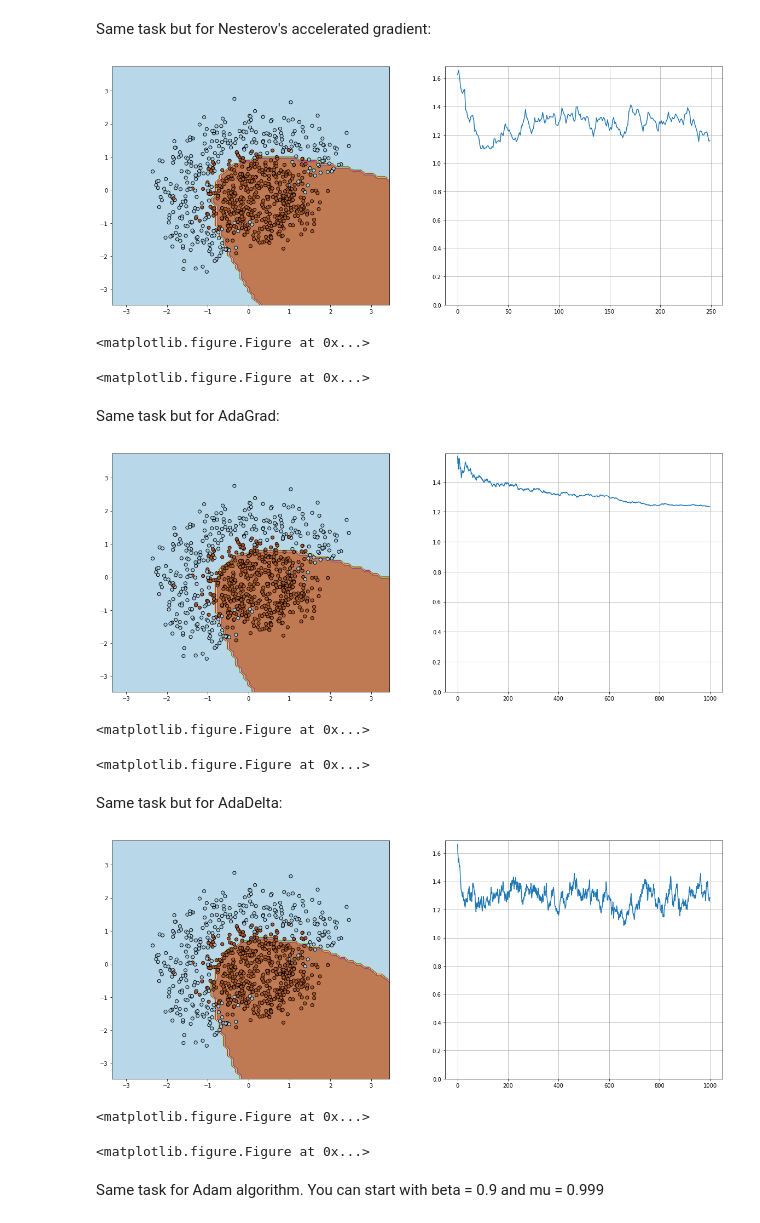
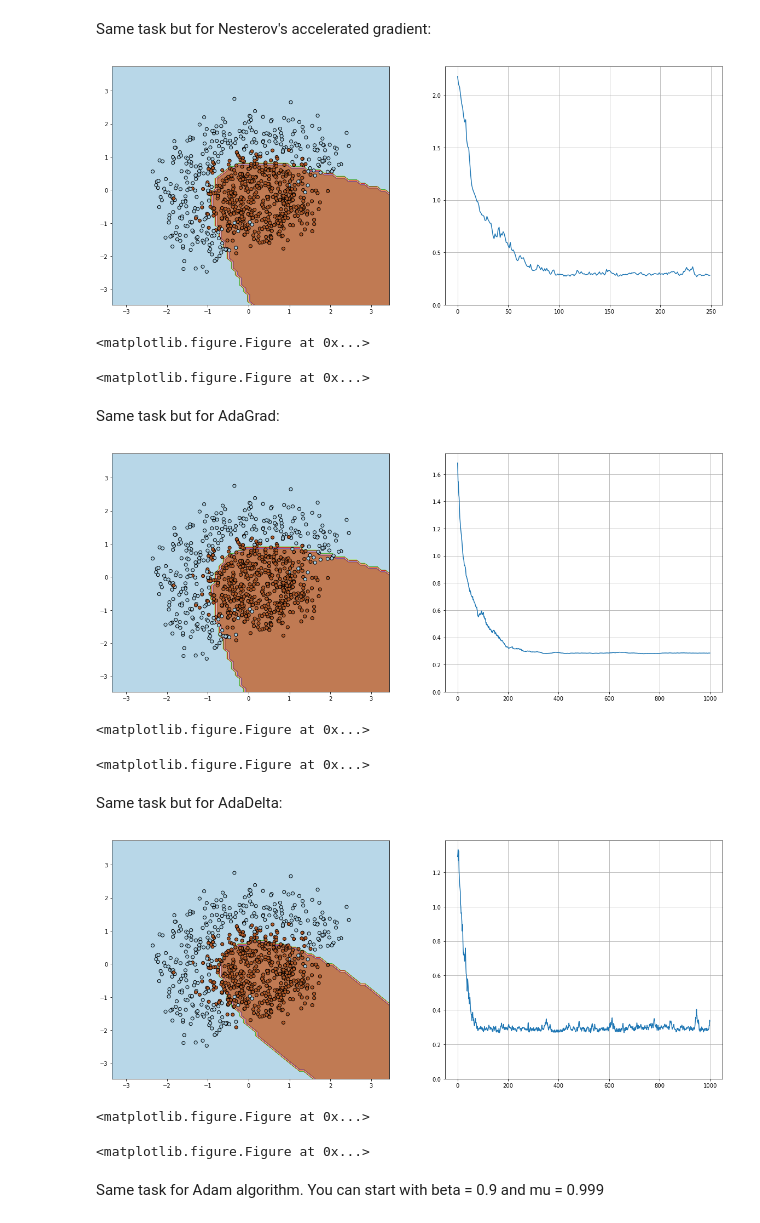
Before and after one commit to Rauf-Kurbanov/au_dl_course, a Jupyter notebook: seminar_2/task_1.ipynb, the cells around one changed output. Cells and saved outputs as stored; diff of their text form; code cells hidden in the pictures.

Commit message:
fixed y.reshape

```diff
--- a/seminar_2/task_1.ipynb
+++ b/seminar_2/task_1.ipynb
@@ -123,15 +119,15 @@ y_full = tf.placeholder(tf.float32, shape=y.shape, name='y_full')
 # %%
-alpha = 0.01 # learning rate
+alpha = 0.1 # learning rate
 
-w_var = tf.Variable(np.random.normal(size=6)*0.1, dtype=tf.float32, name='w')
+w_var = tf.Variable([1,0,0,0,0,0], dtype=tf.float32, name='w')
 
-n_iter = 1000
+n_iter = 100
 batch_size = 4
 loss = np.zeros(n_iter)
 plt.figure(figsize=(12,5))
 
 #functor are much faster with tf
-loss_func = compute_loss(X_full, y_full, w_var)
+loss_func = compute_loss(X_place, y_place, w_var)
 grad_func = compute_grad(X_place, y_place, w_var)
 update_weights_func = tf.assign(w_var, w_var - alpha * grad_func)
 
@@ -141,10 +137,10 @@ with tf.Session() as sess:
     for i in tqdm_notebook(range(n_iter)):
         ind = random.sample(range(X.shape[0]), batch_size)
 
-        X_batch = X[ind]
+        X_batch = X[ind, :]
         y_batch = y[ind].reshape((batch_size, 1))
 
-        loss[i] = sess.run(loss_func, feed_dict={X_full:X, y_full:y})
+        loss[i] = sess.run(loss_func, feed_dict={X_place:X, y_place:y.reshape(-1, 1)})
         sess.run(update_weights_func, feed_dict={X_place:X_batch, y_place:y_batch})
 
     visualize(X, y, w_var.eval(), loss, n_iter)
@@ -162,7 +158,7 @@ u_var = tf.Variable(np.zeros(shape=6), dtype=tf.float32, name='momentum')
 alpha = 0.1 # learning rate
 mu    = 0.05 # momentum
 
-loss_func = compute_loss(X_full, y_full, w_var)
+loss_func = compute_loss(X_place, y_place, w_var)
 grad_func = compute_grad(X_place, y_place, w_var)
 update_momentum_func = tf.assign(u_var, mu*u_var + alpha*grad_func)
 update_weights_func = tf.assign(w_var, w_var - update_momentum_func)
@@ -180,7 +176,7 @@ with tf.Session() as sess:
         X_batch = X[ind]
         y_batch = y[ind].reshape((batch_size, 1))
 
-        loss[i] = sess.run(loss_func, feed_dict={X_full:X, y_full:y})
+        loss[i] = sess.run(loss_func, feed_dict={X_place:X, y_place:y.reshape(-1, 1)})
         sess.run(update_weights_func, feed_dict={X_place:X_batch, y_place:y_batch})
 
     visualize(X, y, w_var.eval(), loss, n_iter)
@@ -198,7 +194,7 @@ u_var = tf.Variable(np.zeros(shape=6), dtype=tf.float32, name='momentum')
 alpha = 0.1 # learning rate
 mu    = 0.05 # momentum
 
-loss_func = compute_loss(X_full, y_full, w_var)
+loss_func = compute_loss(X_place, y_place, w_var)
 grad_func = compute_grad(X_place, y_place, w_var - mu*u_var)
 update_momentum_func = tf.assign(u_var, mu*u_var + alpha*grad_func)
 update_weights_func = tf.assign(w_var, w_var - update_momentum_func)
@@ -216,13 +212,13 @@ with tf.Session() as sess:
         X_batch = X[ind]
         y_batch = y[ind].reshape((batch_size, 1))
 
-        loss[i] = sess.run(loss_func, feed_dict={X_full:X, y_full:y})
+        loss[i] = sess.run(loss_func, feed_dict={X_place:X, y_place:y.reshape(-1, 1)})
         sess.run(update_weights_func, feed_dict={X_place:X_batch, y_place:y_batch})
 
     visualize(X, y, w_var.eval(), loss, n_iter)
     plt.clf()
 # %% [output]
-[figure, old version]
+[figure, new version]
 <matplotlib.figure.Figure at 0x...>
 <matplotlib.figure.Figure at 0x...>
 # %% [markdown]
@@ -231,9 +227,9 @@ Same task but for AdaGrad:
 w_var = tf.Variable(np.random.normal(size=6), dtype=tf.float32, name='weight')
 p_var = tf.Variable(np.zeros(shape=6), dtype=tf.float32, name='penalty')
 
-alpha = 0.05 # learning rate
+alpha = 0.1 # learning rate
 
-loss_func = compute_loss(X_full, y_full, w_var)
+loss_func = compute_loss(X_place, y_place, w_var)
 grad_func = compute_grad(X_place, y_place, w_var)
 
 update_penalty_func = tf.assign(p_var, p_var + tf.square(grad_func))
@@ -252,13 +248,13 @@ with tf.Session() as sess:
         X_batch = X[ind]
         y_batch = y[ind].reshape((batch_size, 1))
 
-        loss[i] = sess.run(loss_func, feed_dict={X_full:X, y_full:y})
+        loss[i] = sess.run(loss_func, feed_dict={X_place:X, y_place:y.reshape(-1, 1)})
         sess.run(update_weights_func, feed_dict={X_place:X_batch, y_place:y_batch})
 
     visualize(X, y, w_var.eval(), loss, n_iter)
     plt.clf()
 # %% [output]
-[figure, old version]
+[figure, new version]
 <matplotlib.figure.Figure at 0x...>
 <matplotlib.figure.Figure at 0x...>
 # %% [markdown]
@@ -266,36 +262,36 @@ Same task but for AdaDelta:
 # %%
 w_var = tf.Variable(np.random.normal(size=6), dtype=tf.float32, name='weight')
 p_var = tf.Variable(np.zeros(shape=6), dtype=tf.float32, name='penalty')
 
 alpha = 0.05 # learning rate
 beta = 0.5
 
-loss_func = compute_loss(X_full, y_full, w_var)
+loss_func = compute_loss(X_place, y_place, w_var)
 grad_func = compute_grad(X_place, y_place, w_var)
 
 update_penalty_func = tf.assign(p_var, p_var*beta + (1-beta)*tf.square(grad_func))
 update_weights_func = tf.assign(w_var, w_var - alpha*grad_func/(tf.sqrt(update_penalty_func) + 10e-5))
 
 n_iter = 1000
 batch_size = 4
 loss = np.zeros(n_iter)
 plt.figure(figsize=(12,5))
 with tf.Session() as sess:
     sess.run(tf.global_variables_initializer())
 
     for i in tqdm_notebook(range(n_iter)):
         ind = random.sample(range(X.shape[0]), batch_size)
 
         X_batch = X[ind]
         y_batch = y[ind].reshape((batch_size, 1))
 
-        loss[i] = sess.run(loss_func, feed_dict={X_full:X, y_full:y})
+        loss[i] = sess.run(loss_func, feed_dict={X_place:X, y_place:y.reshape(-1, 1)})
         sess.run(update_weights_func, feed_dict={X_place:X_batch, y_place:y_batch})
 
     visualize(X, y, w_var.eval(), loss, n_iter)
     plt.clf()
 # %% [output]
-[figure, old version]
+[figure, new version]
 <matplotlib.figure.Figure at 0x...>
 <matplotlib.figure.Figure at 0x...>
 # %% [markdown]
```
Also changed, not shown: parts of 5 cells of this notebook.
